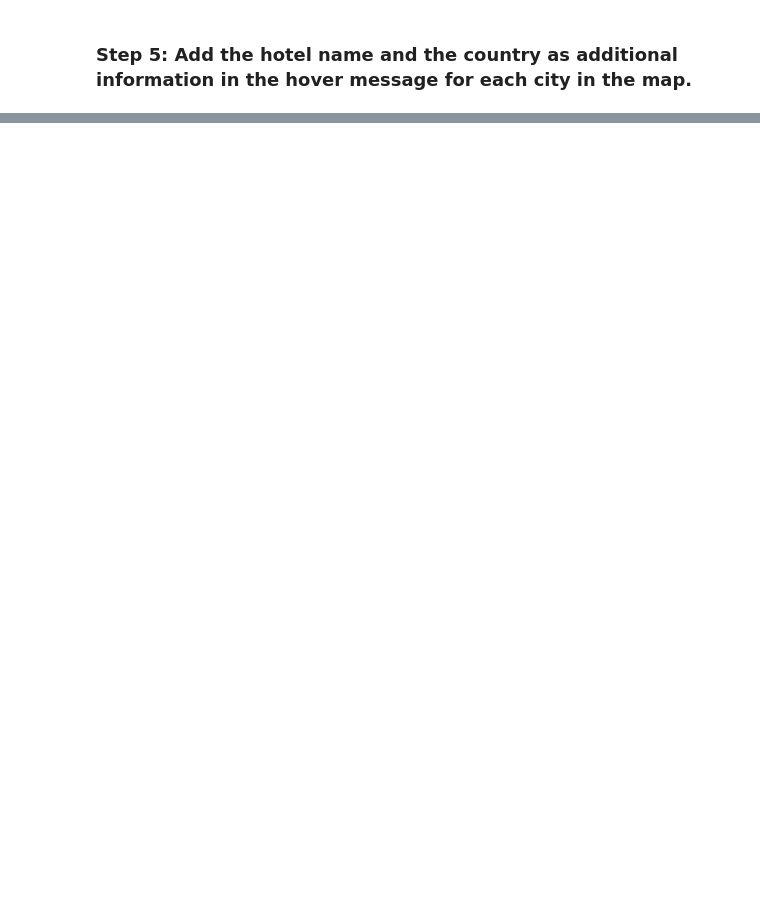
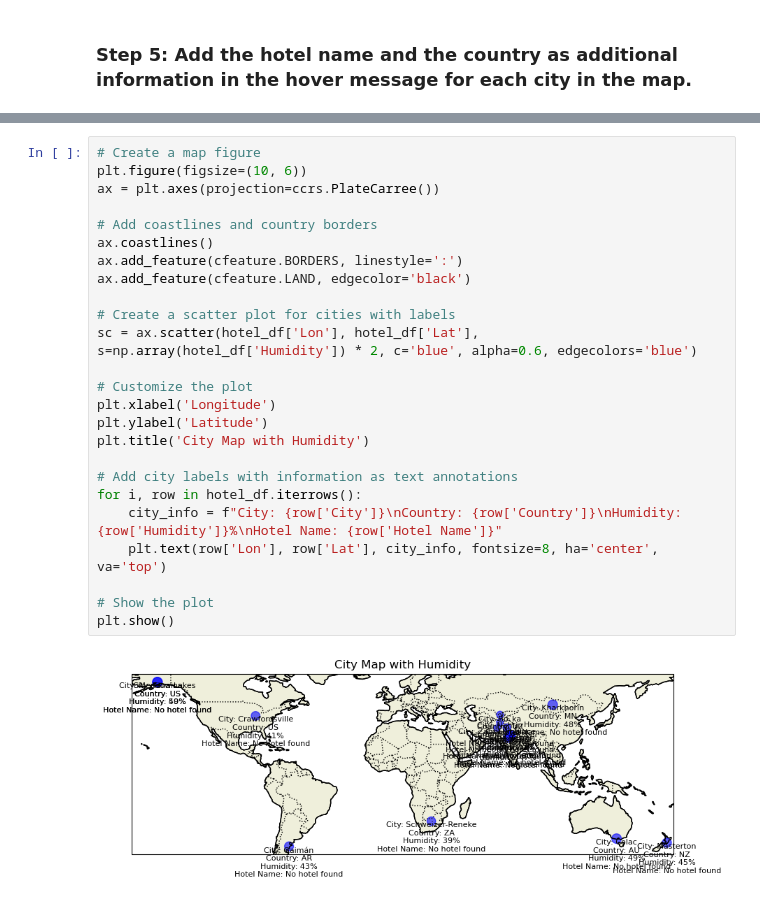
Before and after one commit to Arnawutu/python-api-challenge, a Jupyter notebook: Main_Code/VacationPy.ipynb, the cells around one changed output, grey strips where cells are left out. Saved outputs shown, nothing was run; the diff lists cells and outputs as text; blank space fills up the shorter version.

```diff
--- a/Main_Code/VacationPy.ipynb
+++ b/Main_Code/VacationPy.ipynb
@@ -229,0 +218,27 @@ m
+# %%
+# Create a map figure
+plt.figure(figsize=(10, 6))
+ax = plt.axes(projection=ccrs.PlateCarree())
+
+# Add coastlines and country borders
+ax.coastlines()
+ax.add_feature(cfeature.BORDERS, linestyle=':')
+ax.add_feature(cfeature.LAND, edgecolor='black')
+
+# Create a scatter plot for cities with labels
+sc = ax.scatter(hotel_df['Lon'], hotel_df['Lat'], s=np.array(hotel_df['Humidity']) * 2, c='blue', alpha=0.6, edgecolors='blue')
+
+# Customize the plot
+plt.xlabel('Longitude')
+plt.ylabel('Latitude')
+plt.title('City Map with Humidity')
+
+# Add city labels with information as text annotations
+for i, row in hotel_df.iterrows():
+    city_info = f"City: {row['City']}\nCountry: {row['Country']}\nHumidity: {row['Humidity']}%\nHotel Name: {row['Hotel Name']}"
+    plt.text(row['Lon'], row['Lat'], city_info, fontsize=8, ha='center', va='top')
+
+# Show the plot
+plt.show()
+# %% [output]
+[figure, added]
```
Also changed, not shown: parts of 8 cells of this notebook.
